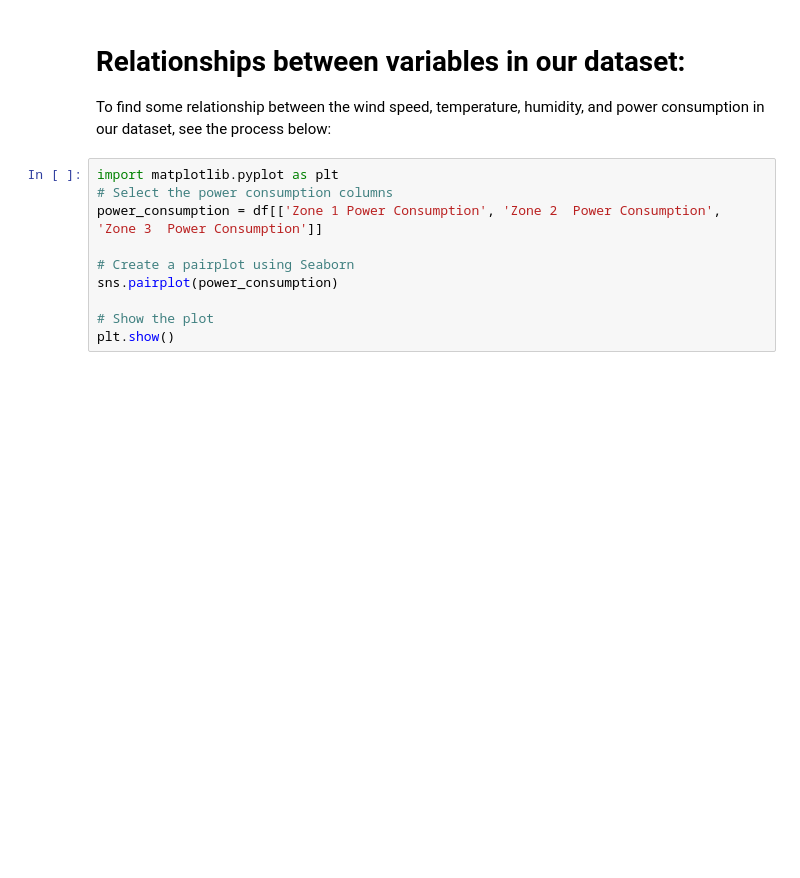
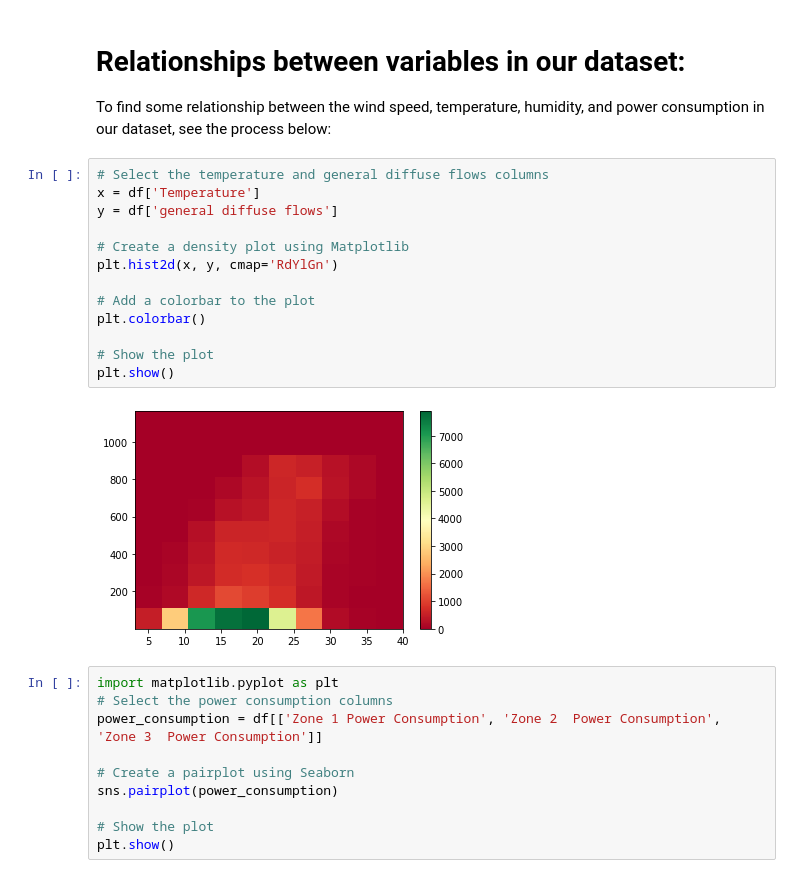
Before and after one commit to Chuka-J-Uzo/Regression_Analysis_PowerConsumption_Data, a Jupyter notebook: Regression_model_main.ipynb, the cells around one changed output. Saved outputs shown, nothing was run; the diff lists cells and outputs as text; blank space fills up the shorter version.

```diff
--- a/Regression_model_main.ipynb
+++ b/Regression_model_main.ipynb
@@ -57,6 +57,21 @@ Index(['DateTime', 'Temperature', 'Humidity', 'Wind Speed',
 # Relationships between variables in our dataset:
 
 To find some relationship between the wind speed, temperature, humidity, and power consumption in our dataset, see the process below:
+# %%
+# Select the temperature and general diffuse flows columns
+x = df['Temperature']
+y = df['general diffuse flows']
+
+# Create a density plot using Matplotlib
+plt.hist2d(x, y, cmap='RdYlGn')
+
+# Add a colorbar to the plot
+plt.colorbar()
+
+# Show the plot
+plt.show()
+# %% [output]
+[figure, added]
 # %%
 import matplotlib.pyplot as plt
 # Select the power consumption columns
```
